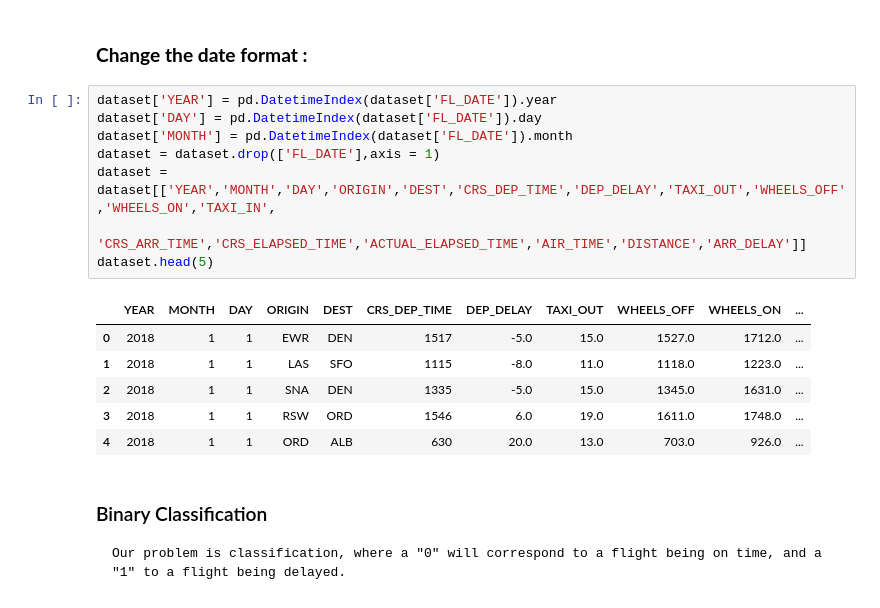
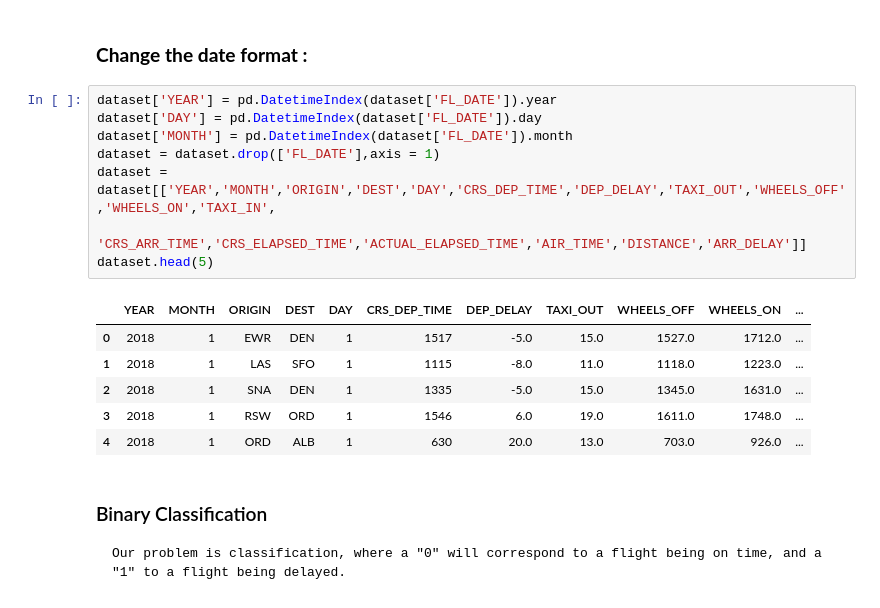
Before and after one commit to d0lev/FlightPrediction, a Jupyter notebook: CleanningData.ipynb, the cells around one changed output. Saved outputs shown, nothing was run; the diff lists cells and outputs as text.

```diff
--- a/CleanningData.ipynb
+++ b/CleanningData.ipynb
@@ -132,18 +134,18 @@ dtype: int64
 # %%
 dataset['YEAR'] = pd.DatetimeIndex(dataset['FL_DATE']).year
 dataset['DAY'] = pd.DatetimeIndex(dataset['FL_DATE']).day
 dataset['MONTH'] = pd.DatetimeIndex(dataset['FL_DATE']).month
 dataset = dataset.drop(['FL_DATE'],axis = 1)
-dataset = dataset[['YEAR','MONTH','DAY','ORIGIN','DEST','CRS_DEP_TIME','DEP_DELAY','TAXI_OUT','WHEELS_OFF','WHEELS_ON','TAXI_IN',
+dataset = dataset[['YEAR','MONTH','ORIGIN','DEST','DAY','CRS_DEP_TIME','DEP_DELAY','TAXI_OUT','WHEELS_OFF','WHEELS_ON','TAXI_IN',
                    'CRS_ARR_TIME','CRS_ELAPSED_TIME','ACTUAL_ELAPSED_TIME','AIR_TIME','DISTANCE','ARR_DELAY']]
 dataset.head(5)
 # %% [output]
-|  | YEAR | MONTH | DAY | ORIGIN | DEST | CRS_DEP_TIME | DEP_DELAY | TAXI_OUT | WHEELS_OFF | WHEELS_ON | ... |
-| 0 | 2018 | 1 | 1 | EWR | DEN | 1517 | -5.0 | 15.0 | 1527.0 | 1712.0 | ... |
-| 1 | 2018 | 1 | 1 | LAS | SFO | 1115 | -8.0 | 11.0 | 1118.0 | 1223.0 | ... |
-| 2 | 2018 | 1 | 1 | SNA | DEN | 1335 | -5.0 | 15.0 | 1345.0 | 1631.0 | ... |
-| 3 | 2018 | 1 | 1 | RSW | ORD | 1546 | 6.0 | 19.0 | 1611.0 | 1748.0 | ... |
-| 4 | 2018 | 1 | 1 | ORD | ALB | 630 | 20.0 | 13.0 | 703.0 | 926.0 | ... |
+|  | YEAR | MONTH | ORIGIN | DEST | DAY | CRS_DEP_TIME | DEP_DELAY | TAXI_OUT | WHEELS_OFF | WHEELS_ON | ... |
+| 0 | 2018 | 1 | EWR | DEN | 1 | 1517 | -5.0 | 15.0 | 1527.0 | 1712.0 | ... |
+| 1 | 2018 | 1 | LAS | SFO | 1 | 1115 | -8.0 | 11.0 | 1118.0 | 1223.0 | ... |
+| 2 | 2018 | 1 | SNA | DEN | 1 | 1335 | -5.0 | 15.0 | 1345.0 | 1631.0 | ... |
+| 3 | 2018 | 1 | RSW | ORD | 1 | 1546 | 6.0 | 19.0 | 1611.0 | 1748.0 | ... |
+| 4 | 2018 | 1 | ORD | ALB | 1 | 630 | 20.0 | 13.0 | 703.0 | 926.0 | ... |
 # %% [markdown]
 ### Binary Classification
     Our problem is classification, where a "0" will correspond to a flight being on time, and a "1" to a flight being delayed.
```
Also changed, not shown: parts of 9 cells of this notebook.
